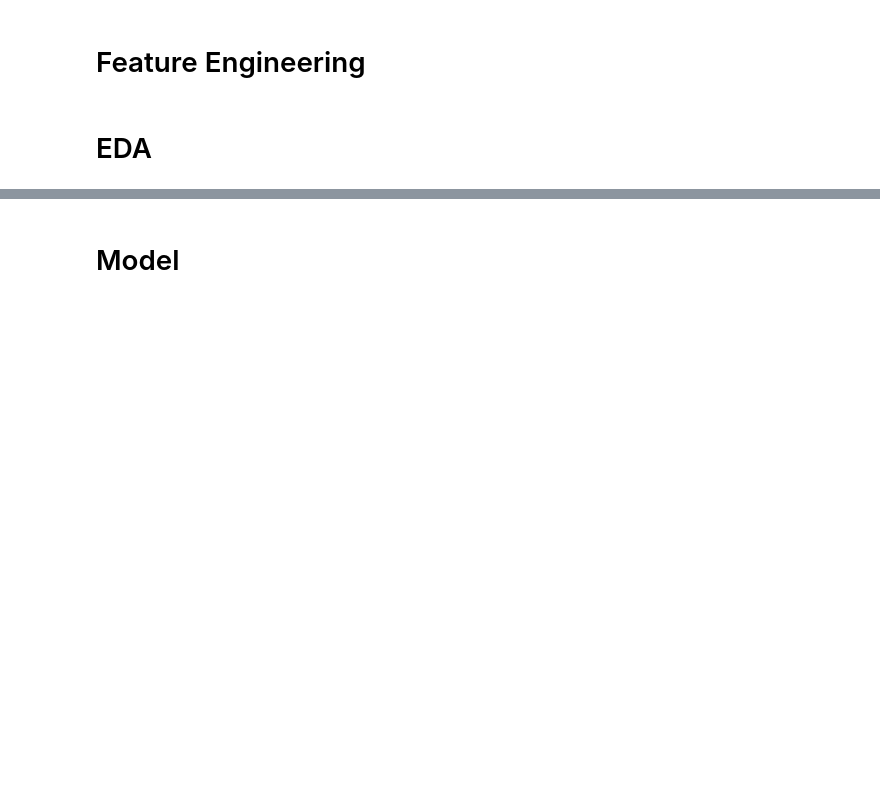
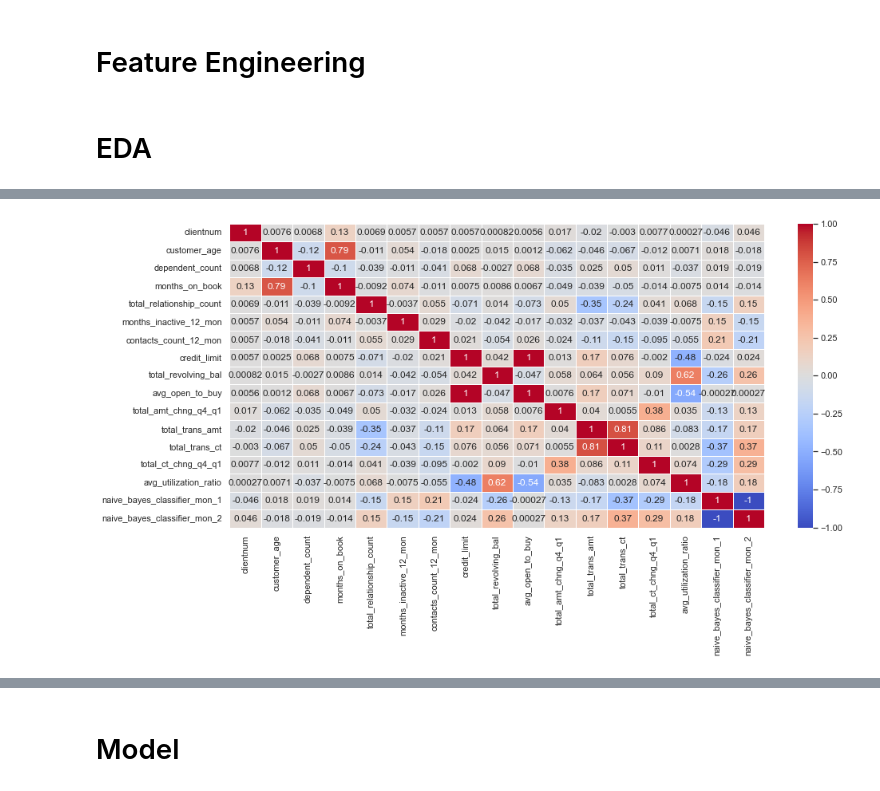
Before and after one commit to leonardoccarv/ChurnBankDetection, a Jupyter notebook: ChurnBankDetection.ipynb, the cells around one changed output, grey strips where cells are left out. Cells and saved outputs as stored; diff of their text form; code cells hidden in the pictures; blank space fills up the shorter version.

```diff
--- a/ChurnBankDetection.ipynb
+++ b/ChurnBankDetection.ipynb
@@ -37,3 +48,5 @@ Populating the interactive namespace from numpy and matplotlib
+# %%
+sns.set(style='whitegrid')
 # %% [markdown]
 # Data Preprocessing
 # %%
@@ -103,5 +105,3 @@ Naive_Bayes_Classifier_Attrition_Flag_Card_Category_Contacts_Count_12_mon_Depend
 dtype: int64
-# %%
-df.columns = fix_column_name(df.columns)
 # %%
-df['attrition_flag'].unique()
+df = rename_columns(df)
@@ -136,0 +137,4 @@ plot3 = sns.histplot(aux3['credit_limit'], kde=True, ax=axes[2])
+# %%
+sns.heatmap(df.corr(), annot=True, cmap='coolwarm', linewidths=.5);
+# %% [output]
+[figure, added]
```
Also changed, not shown: parts of 13 cells of this notebook, 1 other file.
